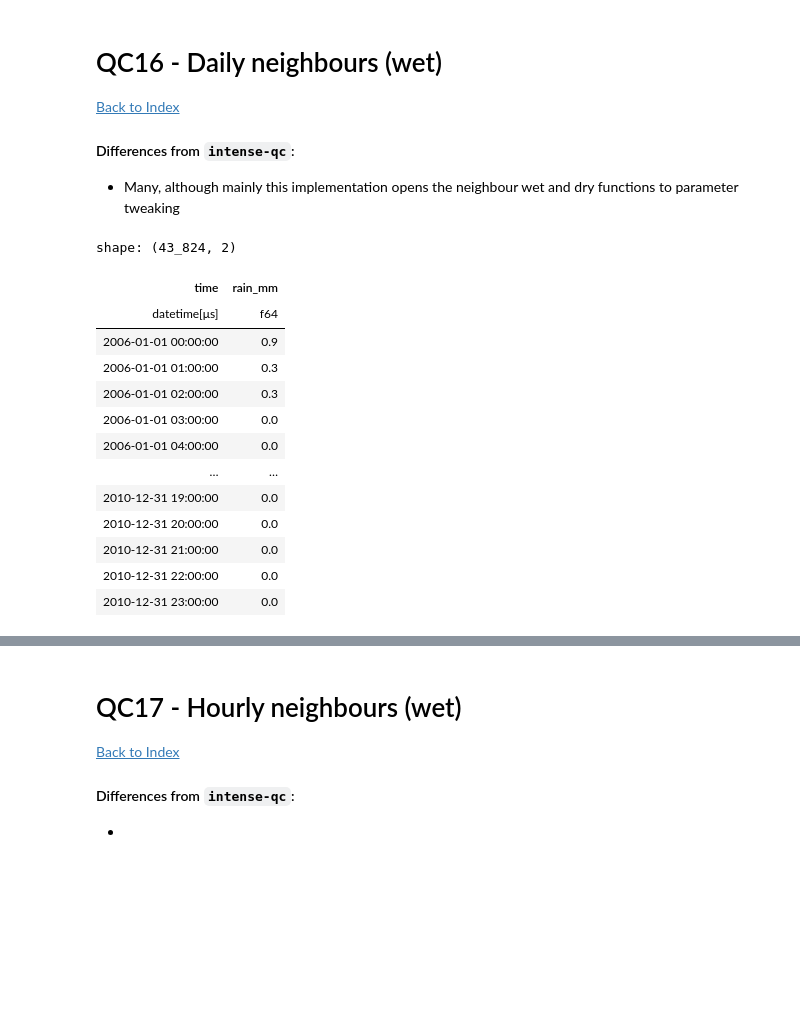
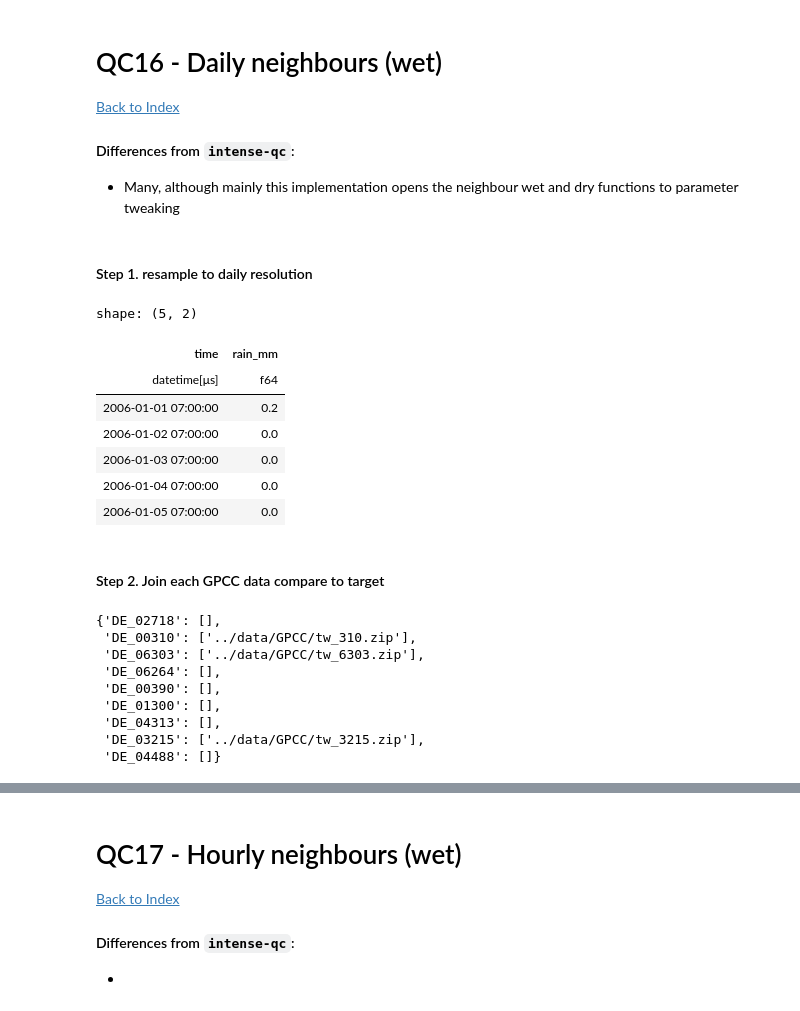
Before and after one commit to Thomasjkeel/RainfallQC-notebooks, a Jupyter notebook: notebooks/neighbour_checks.ipynb, the cells around one changed output, grey strips where cells are left out. Drawn from its saved outputs; the diff is of its cells as text; code cells hidden in the pictures; blank space fills up the shorter version.

```diff
--- a/notebooks/neighbour_checks.ipynb
+++ b/notebooks/neighbour_checks.ipynb
@@ -982,22 +967,43 @@ shape: (60, 7)
 
 #### Differences from `intense-qc`:
 - Many, although mainly this implementation opens the neighbour wet and dry functions to parameter tweaking
+# %% [markdown]
+#### Step 1. resample to daily resolution
 # %%
-## resample data into daily (NOTE: OG method makes sure this is 7am-7pm)
+## resample into daily (also round to 1 decimal place) TODO: check offset='7h' part
+target_gauge_daily = (
+    target_gauge.group_by_dynamic("time", every="1d", offset="7h")
+    .agg(
+        [
+            pl.len().alias("n_hours"),
+            pl.col(rain_col).mean().round(1).alias(rain_col),
+        ]
+    )
+    .filter(pl.col("n_hours") == 24)
+    .drop("n_hours")
+)  # Ensure at least 24 data points
 # %%
-target_gauge
+target_gauge_daily.head()
 # %% [output]
-shape: (43_824, 2)
+shape: (5, 2)
 | time | rain_mm |
 | datetime[μs] | f64 |
-| 2006-01-01 00:00:00 | 0.9 |
-| 2006-01-01 01:00:00 | 0.3 |
-| 2006-01-01 02:00:00 | 0.3 |
-| 2006-01-01 03:00:00 | 0.0 |
-| 2006-01-01 04:00:00 | 0.0 |
-| … | … |
-| 2010-12-31 19:00:00 | 0.0 |
-| 2010-12-31 20:00:00 | 0.0 |
-| 2010-12-31 21:00:00 | 0.0 |
-| 2010-12-31 22:00:00 | 0.0 |
-| 2010-12-31 23:00:00 | 0.0 |
+| 2006-01-01 07:00:00 | 0.2 |
+| 2006-01-02 07:00:00 | 0.0 |
+| 2006-01-03 07:00:00 | 0.0 |
+| 2006-01-04 07:00:00 | 0.0 |
+| 2006-01-05 07:00:00 | 0.0 |
+# %% [markdown]
+#### Step 2. Join each GPCC data compare to target
+# %%
+existing_gpcc_daily_paths
+# %% [output]
+{'DE_02718': [],
+ 'DE_00310': ['../data/GPCC/tw_310.zip'],
+ 'DE_06303': ['../data/GPCC/tw_6303.zip'],
+ 'DE_06264': [],
+ 'DE_00390': [],
+ 'DE_01300': [],
+ 'DE_04313': [],
+ 'DE_03215': ['../data/GPCC/tw_3215.zip'],
+ 'DE_04488': []}
```
Also changed, not shown: parts of 12 cells of this notebook.
